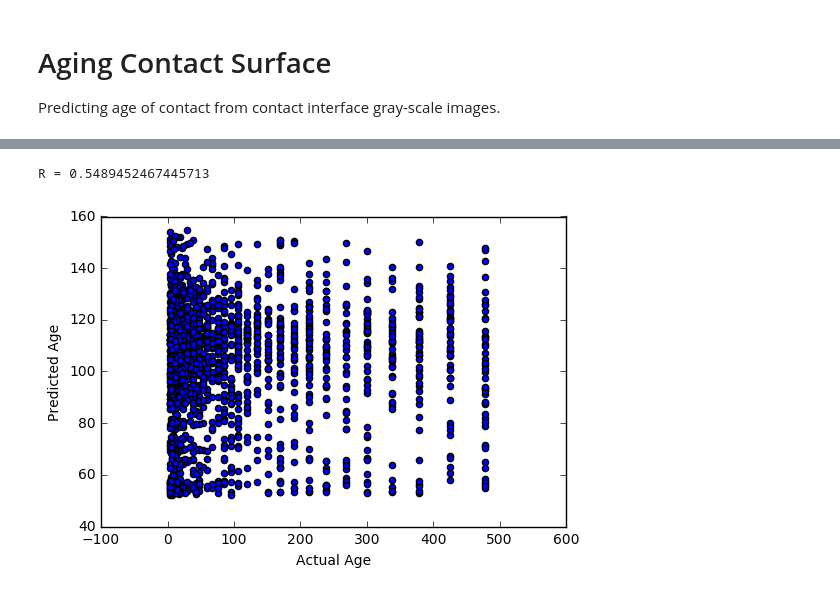
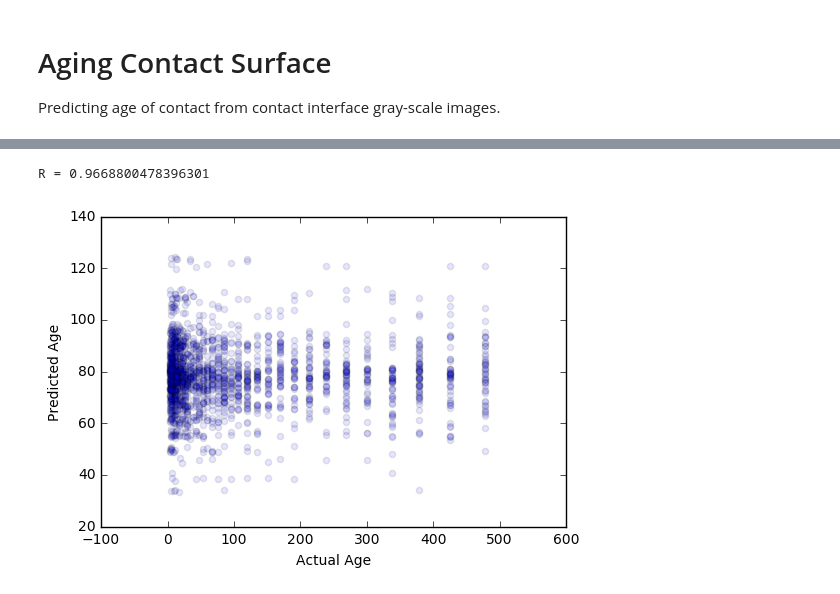
Before and after one commit to santi921/AM216Final2019, a Jupyter notebook: AgePrediction.ipynb, the cells around one changed output, grey strips where cells are left out. Saved outputs shown, nothing was run; the diff lists cells and outputs as text; code cells hidden in the pictures.

Commit message:
Added new models

```diff
--- a/AgePrediction.ipynb
+++ b/AgePrediction.ipynb
@@ -91,3 +91,24 @@ def build_model():
                 metrics=['mean_absolute_error', 'mean_squared_error'])
 
     return (model)
+
+
+def build_cnn():
+    model = keras.Sequential()
+    model.add(keras.layers.Conv2D(32, kernel_size=(5, 5), strides=(1, 1),
+                     activation='relu',
+                     input_shape=(100,100,1)))
+    model.add(keras.layers.MaxPooling2D(pool_size=(2, 2), strides=(2, 2)))
+    model.add(keras.layers.Conv2D(32, (5, 5), activation='relu'))
+    model.add(keras.layers.MaxPooling2D(pool_size=(2, 2)))
+    model.add(keras.layers.Flatten())
+    model.add(keras.layers.Dense(64, activation='relu'))
+    model.add(keras.layers.Dense(3))
+
+    optimizer = tf.keras.optimizers.RMSprop(0.001)
+
+    model.compile(loss='mean_squared_error',
+                optimizer=optimizer,
+                metrics=['mean_absolute_error', 'mean_squared_error'])
+
+    return (model)
@@ -125,0 +115,9 @@ Epoch 5/5
+# %%
+#model = build_model()
+model = build_cnn()
+# %%
+train_data = train_data.reshape(train_data.shape[0], train_data.shape[1], train_data.shape[2], 1)
+test_data = test_data.reshape(test_data.shape[0], test_data.shape[1], test_data.shape[2], 1)
+
+model.fit(train_data, train_labels, epochs=5)
+predictions=model.predict(test_data)
@@ -126,16 +135,16 @@ Epoch 5/5
 # %%
 # Score and visualize predictions
 from scipy.stats import pearsonr
 
 actual_times = test_labels[:,0]
 predicted_times = predictions[:,0]
 
 print('R = '+str(pearsonr(actual_times, predicted_times)[1]))
 
-plt.scatter(actual_times,predicted_times)
+plt.scatter(actual_times,predicted_times, alpha=0.1)
 plt.xlabel('Actual Age')
 plt.ylabel('Predicted Age')
 plt.show()
 # %% [output]
-R = 0.5489452467445713
+R = 0.9668800478396301
-[figure, old version]
+[figure, new version]
```
Also changed, not shown: parts of 4 cells of this notebook.
